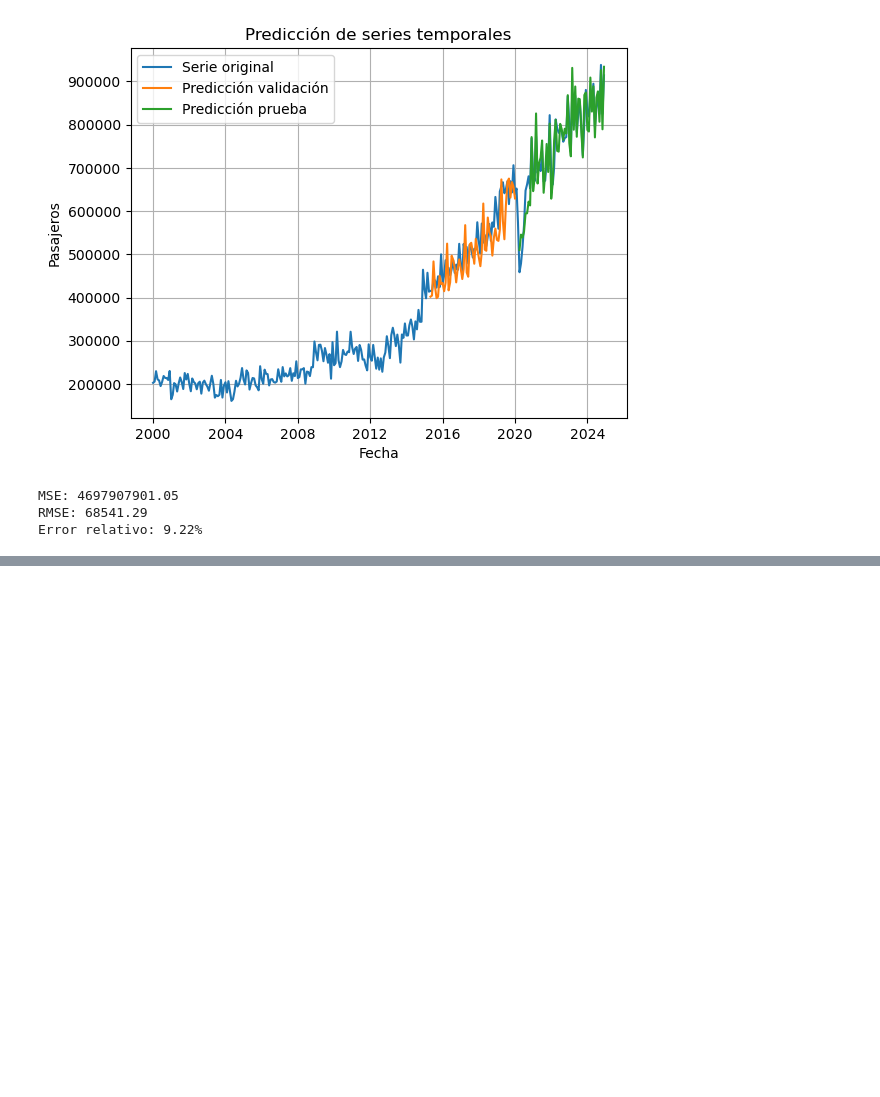
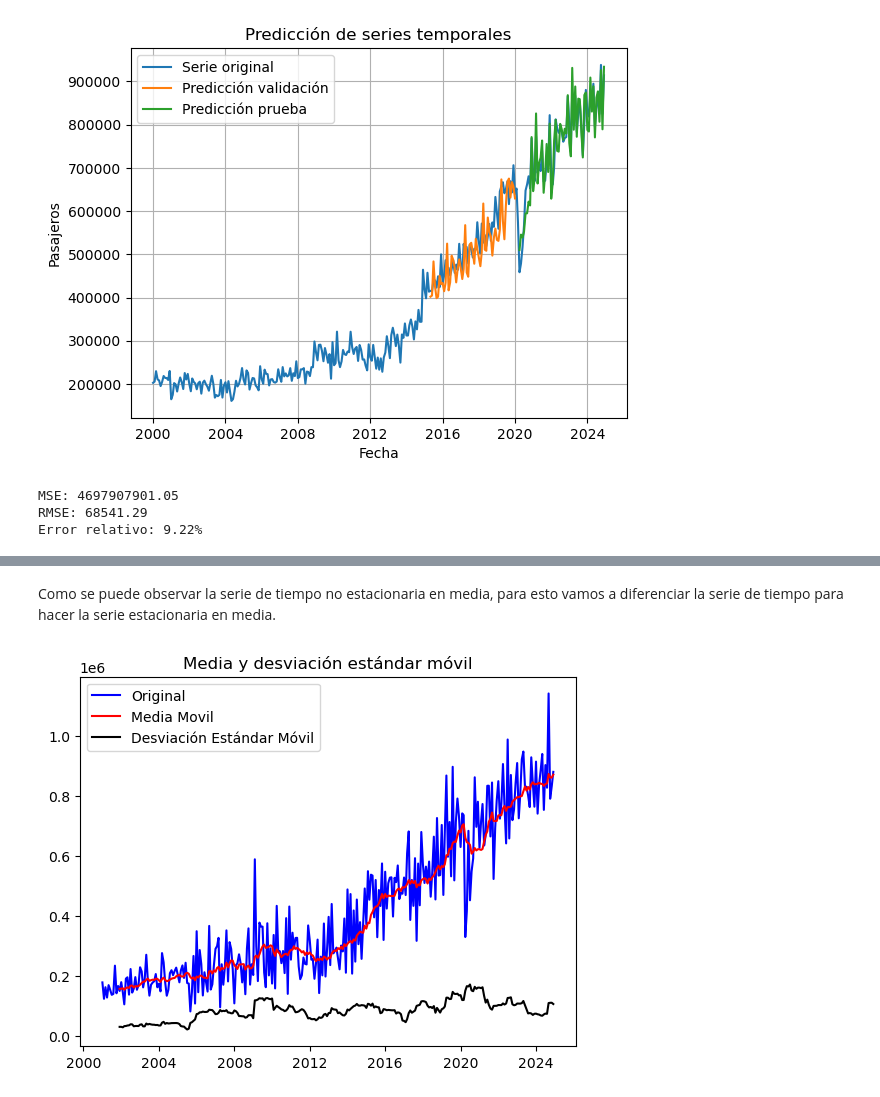
Before and after one commit to ignaciomendeza/DS-Lab.-2, a Jupyter notebook: lab2.ipynb, the cells around one changed output, grey strips where cells are left out. Drawn from its saved outputs; the diff is of its cells as text; code cells hidden in the pictures; blank space fills up the shorter version.

```diff
--- a/lab2.ipynb
+++ b/lab2.ipynb
@@ -594,0 +634,14 @@ Error relativo: 9.22%
+# %% [markdown]
+Como se puede observar la serie de tiempo no estacionaria en media, para esto vamos a diferenciar la serie de tiempo para hacer la serie estacionaria en media.
+# %%
+mediaMovil = regular_i.rolling(window=12).mean()
+deMovil = regular_i.rolling(window=12).std()
+# Se grafican los resultados.
+original = plt.plot(regular_i, color="blue", label="Original")
+media = plt.plot(mediaMovil, color='red', label = 'Media Movil')
+ds = plt.plot(deMovil,color='black', label = 'Desviación Estándar Móvil')
+plt.legend(loc = 'best')
+plt.title('Media y desviación estándar móvil')
+plt.show(block=False)
+# %% [output]
+[figure, added]
```
Also changed, not shown: parts of 31 cells of this notebook.
